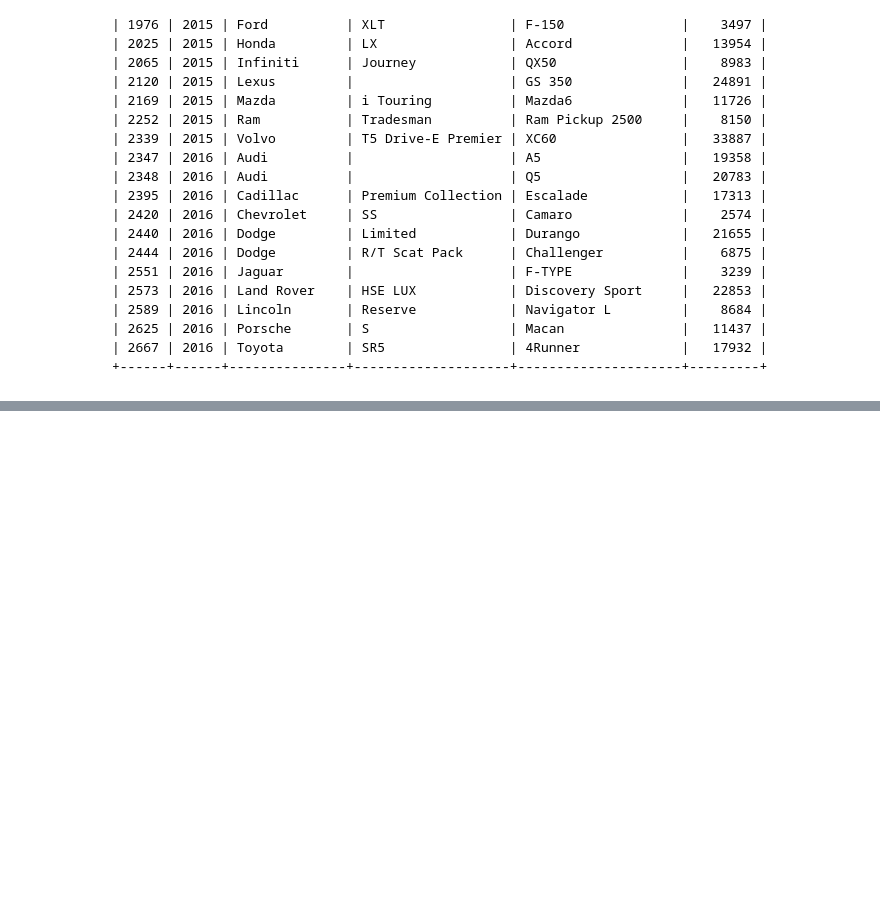
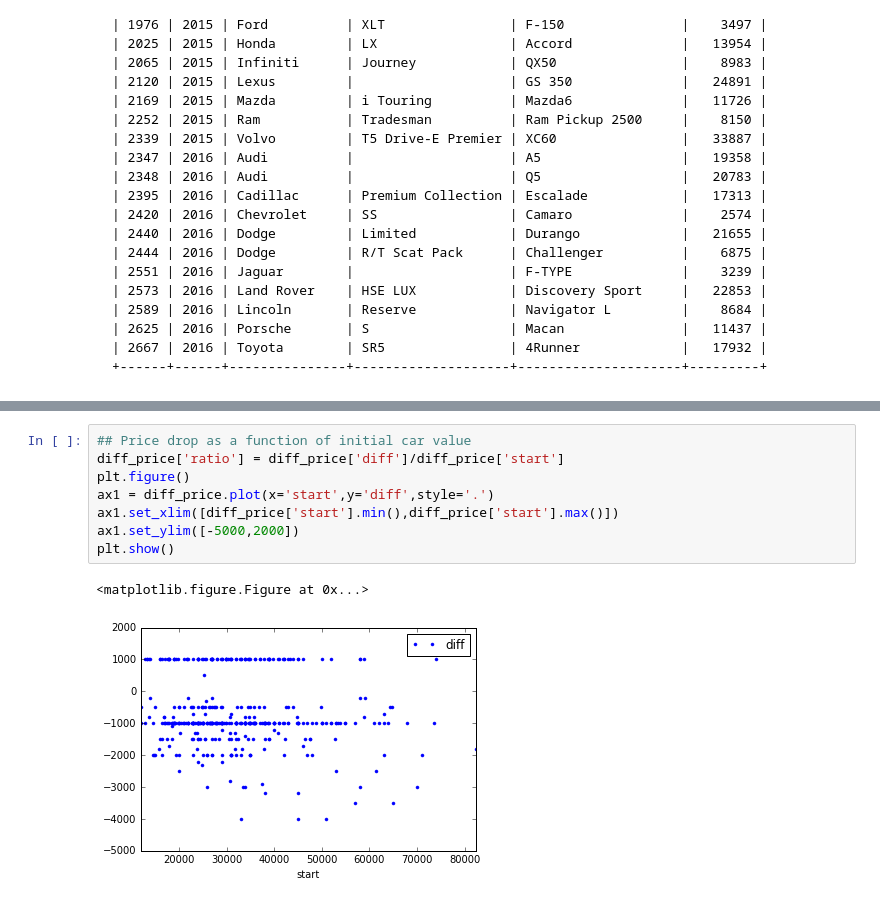
Before and after one commit to jfbg/VR_data, a Jupyter notebook: 03b_analyzing Trader VR.ipynb, the cells around one changed output, grey strips where cells are left out. Saved outputs shown, nothing was run; the diff lists cells and outputs as text; blank space fills up the shorter version.

```diff
--- a/03b_analyzing Trader VR.ipynb
+++ b/03b_analyzing Trader VR.ipynb
@@ -415,0 +454,11 @@ where id IN
+# %%
+## Price drop as a function of initial car value
+diff_price['ratio'] = diff_price['diff']/diff_price['start']
+plt.figure()
+ax1 = diff_price.plot(x='start',y='diff',style='.')
+ax1.set_xlim([diff_price['start'].min(),diff_price['start'].max()])
+ax1.set_ylim([-5000,2000])
+plt.show()
+# %% [output]
+<matplotlib.figure.Figure at 0x...>
+[figure, added]
```
Also changed, not shown: parts of 6 cells of this notebook.
